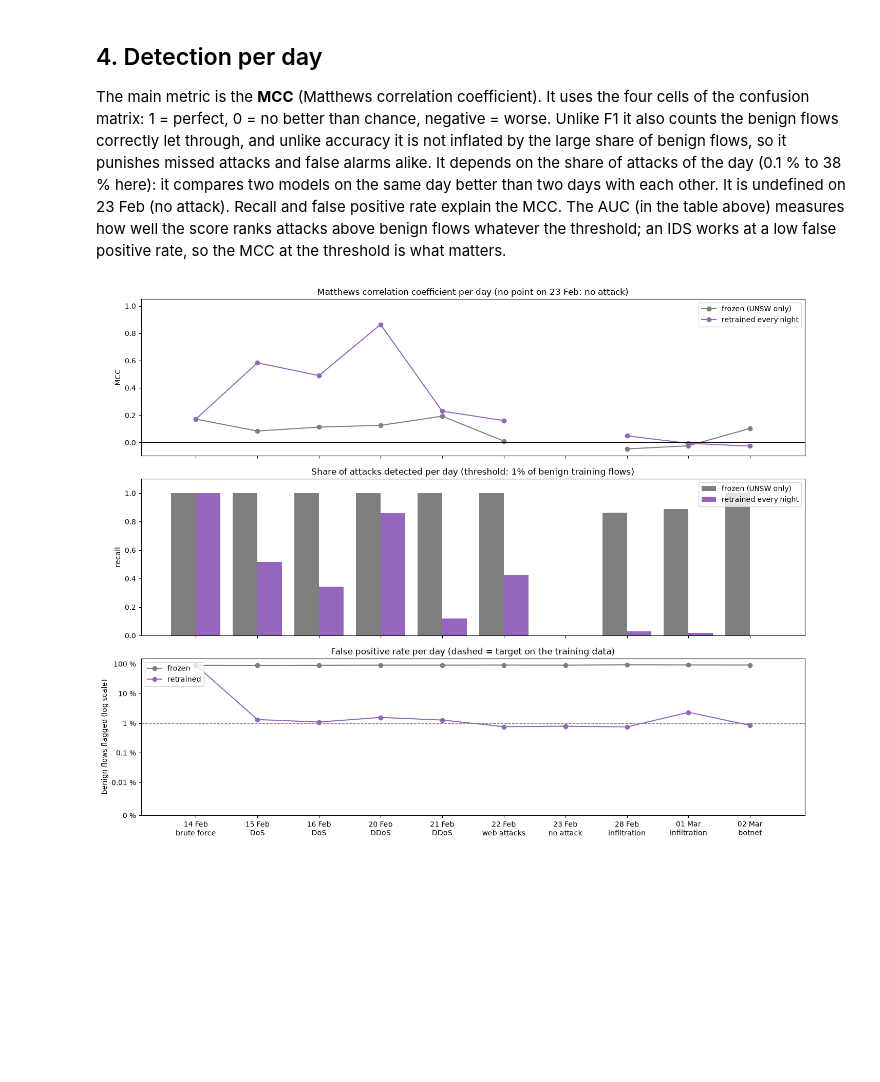
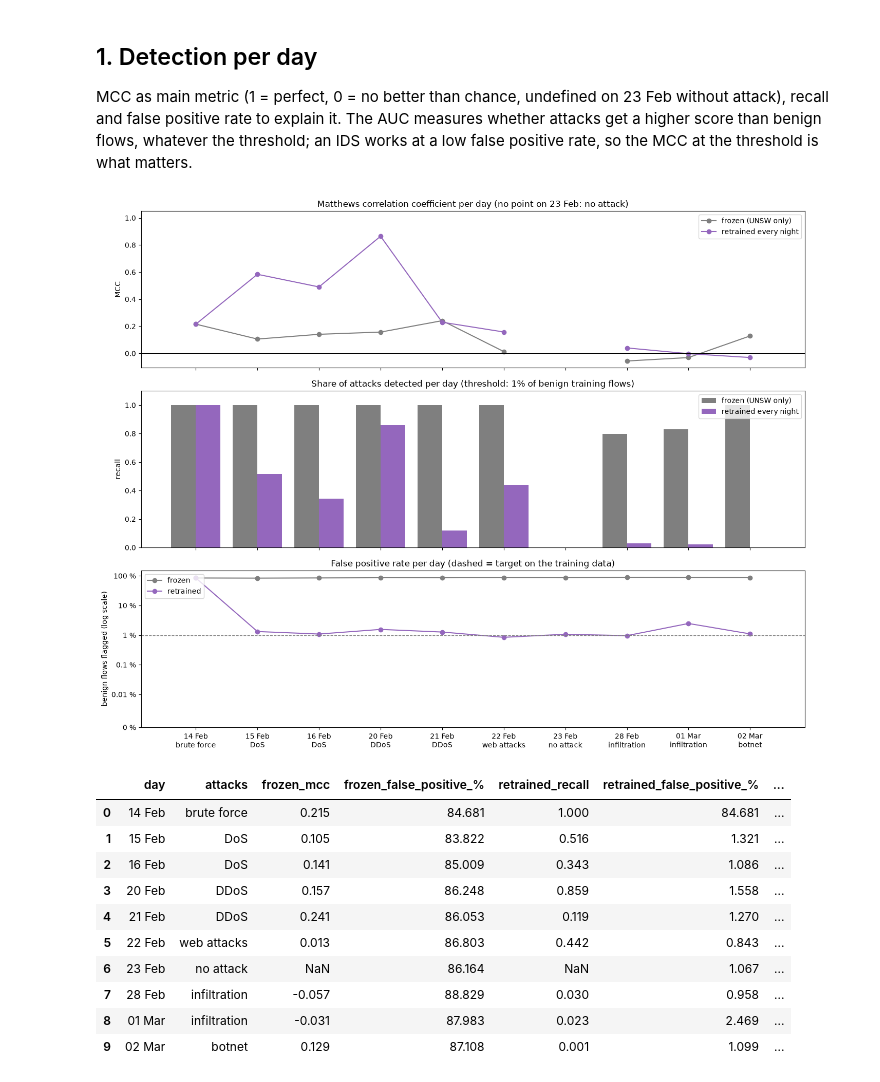
Before and after one commit to ALDHURAIBI/mlops-project-2026, a Jupyter notebook: notebooks/03_autoencoder_cicids2018.ipynb, the cells around one changed output. Drawn from its saved outputs; the diff is of its cells as text; code cells hidden in the pictures; blank space fills up the shorter version.

Commit message:
Make the drift notebooks read the pipeline outputs

```diff
--- a/notebooks/03_autoencoder_cicids2018.ipynb
+++ b/notebooks/03_autoencoder_cicids2018.ipynb
@@ -17,33 +17,30 @@ recomputed at each retraining. Same 38 features and same 20 % sample as notebook
 # %%
 from pathlib import Path
 import json
-import time
 
 import numpy as np
 import pandas as pd
-import pyarrow.parquet as pq
 import matplotlib.pyplot as plt
 from matplotlib.ticker import FuncFormatter
 import yaml
-from sklearn.metrics import matthews_corrcoef, roc_auc_score
-from sklearn.neural_network import MLPRegressor
-from sklearn.preprocessing import StandardScaler
 
 ROOT = Path.cwd().parent if Path.cwd().name == "notebooks" else Path.cwd()
-DATA_PATH = ROOT / "data/raw/NF-CICIDS2018-v3.parquet"
 
 with open(ROOT / "params.yaml") as f:
-    params = yaml.safe_load(f)
-SEED = params["prepare"]["seed"]
+    FP_TARGET = yaml.safe_load(f)["train"]["autoencoder"]["false_positive_target"]
 
-with open(ROOT / "data/prepared/feature_columns.json") as f:
-    FEATURES = json.load(f)
+def read(model):
+    out = ROOT / "evaluation" / model / "drift"
+    with open(out / "summary.json") as f:
+        summary = json.load(f)
+    return (pd.read_csv(out / "days.csv", parse_dates=["day"]),
+            pd.read_csv(out / "families.csv", parse_dates=["day"]), summary)
+
+results, families, summary = read("autoencoder")
+rf, _, rf_summary = read("random_forest")
 
 PERCENT = FuncFormatter(lambda v, _: f"{v:g} %")  # axis ticks as percentages
-SAMPLE_FRACTION = 0.20       # same sample as notebook 02
-MIN_FLOWS_PER_DAY = 10_000   # 27 Feb only has a few hundred flows
-TRAIN_CAP = 200_000          # benign flows used to train the autoencoder
-FP_TARGET = 0.01             # share of held-out benign flows above the threshold
-
-print(f"{len(FEATURES)} features")
+labels = [f"{d:%d %b}\n{a}" for d, a in zip(results["day"], results["attacks"])]
+x = np.arange(len(results))
+print(json.dumps(summary, indent=2))
 # %% [output]
@@ -201,48 +64,55 @@ results.assign(day=results["day"].dt.strftime("%d %b")).round(4)
 # %% [markdown]
-## 4. Detection per day
+## 1. Detection per day
 
-The main metric is the **MCC** (Matthews correlation coefficient). It uses the four cells of the confusion matrix:
-1 = perfect, 0 = no better than chance, negative = worse. Unlike F1 it also counts the benign flows correctly let
-through, and unlike accuracy it is not inflated by the large share of benign flows, so it punishes missed attacks
-and false alarms alike. It depends on the share of attacks of the day (0.1 % to 38 % here): it compares two models
-on the same day better than two days with each other. It is undefined on 23 Feb (no attack).
-Recall and false positive rate explain the MCC. The AUC (in the table above) measures how well the
-score ranks attacks above benign flows whatever the threshold; an IDS works at a low false positive rate, so
-the MCC at the threshold is what matters.
+MCC as main metric (1 = perfect, 0 = no better than chance, undefined on 23 Feb without attack), recall and false
+positive rate to explain it. The AUC measures whether attacks get a higher score than benign flows, whatever the
+threshold; an IDS works at a low false positive rate, so the MCC at the threshold is what matters.
 # %%
-labels = [f"{d:%d %b}\n{day_kind.get(d, 'no attack')}" for d in results["day"]]
-x = np.arange(len(results))
-
 fig, (ax0, ax1, ax2) = plt.subplots(3, 1, figsize=(14, 11), sharex=True)
 mcc_cols = ["frozen_mcc", "retrained_mcc"]
 ax0.plot(x, results["frozen_mcc"], "o-", color="tab:grey", label="frozen (UNSW only)")
 ax0.plot(x, results["retrained_mcc"], "o-", color="tab:purple", label="retrained every night")
 ax0.axhline(0, color="black", lw=0.8)
 ax0.set_ylim(min(0, results[mcc_cols].min().min()) - 0.05, 1.05)
 ax0.set_ylabel("MCC")
 ax0.set_title("Matthews correlation coefficient per day (no point on 23 Feb: no attack)")
 ax0.legend(loc="upper right")
 ax1.bar(x - 0.2, results["frozen_recall"], 0.4, label="frozen (UNSW only)", color="tab:grey")
 ax1.bar(x + 0.2, results["retrained_recall"], 0.4, label="retrained every night", color="tab:purple")
 ax1.set_ylim(0, 1.1)
 ax1.set_ylabel("recall")
 ax1.set_title(f"Share of attacks detected per day (threshold: {FP_TARGET:.0%} of benign training flows)")
 ax1.legend(loc="upper right")
 
 ax2.plot(x, results["frozen_false_positive_%"], "o-", color="tab:grey", label="frozen")
 ax2.plot(x, results["retrained_false_positive_%"], "o-", color="tab:purple", label="retrained")
 ax2.axhline(100 * FP_TARGET, ls="--", color="grey", lw=1)
 ax2.set_yscale("symlog", linthresh=0.01)
 ax2.set_ylim(0, 150)
 ax2.yaxis.set_major_formatter(PERCENT)
 ax2.set_ylabel("benign flows flagged (log scale)")
 ax2.set_title("False positive rate per day (dashed = target on the training data)")
 ax2.set_xticks(x, labels)
 ax2.legend(loc="upper left")
 plt.tight_layout()
 plt.show()
+
+results[["day", "attacks", "frozen_mcc", "frozen_false_positive_%", "retrained_recall",
+         "retrained_false_positive_%", "retrained_mcc", "retrained_auc"]].assign(
+    day=results["day"].dt.strftime("%d %b")).round(3)
 # %% [output]
-[figure, old version]
+[figure, new version]
+|  | day | attacks | frozen_mcc | frozen_false_positive_% | retrained_recall | retrained_false_positive_% | ... |
+| 0 | 14 Feb | brute force | 0.215 | 84.681 | 1.000 | 84.681 | ... |
+| 1 | 15 Feb | DoS | 0.105 | 83.822 | 0.516 | 1.321 | ... |
+| 2 | 16 Feb | DoS | 0.141 | 85.009 | 0.343 | 1.086 | ... |
+| 3 | 20 Feb | DDoS | 0.157 | 86.248 | 0.859 | 1.558 | ... |
+| 4 | 21 Feb | DDoS | 0.241 | 86.053 | 0.119 | 1.270 | ... |
+| 5 | 22 Feb | web attacks | 0.013 | 86.803 | 0.442 | 0.843 | ... |
+| 6 | 23 Feb | no attack | NaN | 86.164 | NaN | 1.067 | ... |
+| 7 | 28 Feb | infiltration | -0.057 | 88.829 | 0.030 | 0.958 | ... |
+| 8 | 01 Mar | infiltration | -0.031 | 87.983 | 0.023 | 2.469 | ... |
+| 9 | 02 Mar | botnet | 0.129 | 87.108 | 0.001 | 1.099 | ... |
 # %%
 # Recall per attack family
 families.assign(day=families["day"].dt.strftime("%d %b")).round(3)
```
Also changed, not shown: parts of 16 cells of this notebook, 1 other file.
